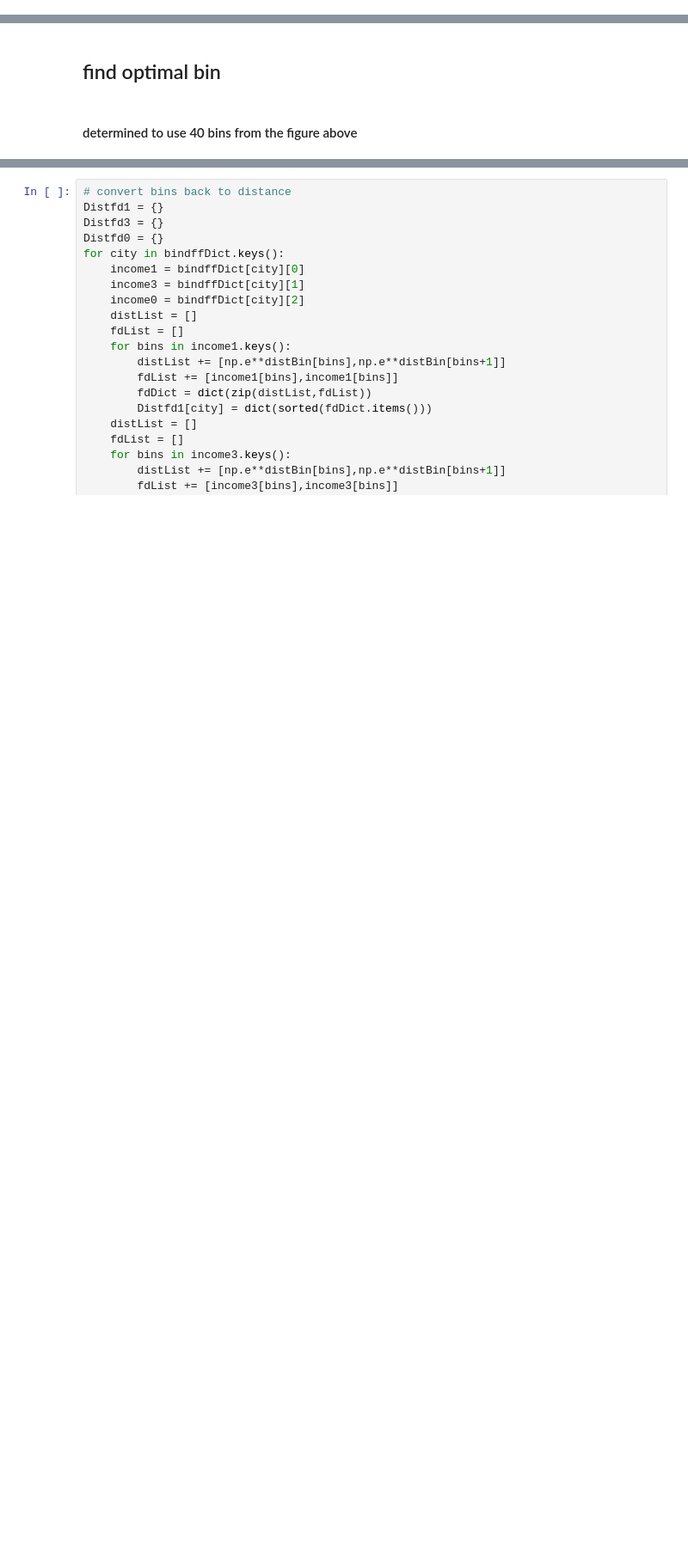
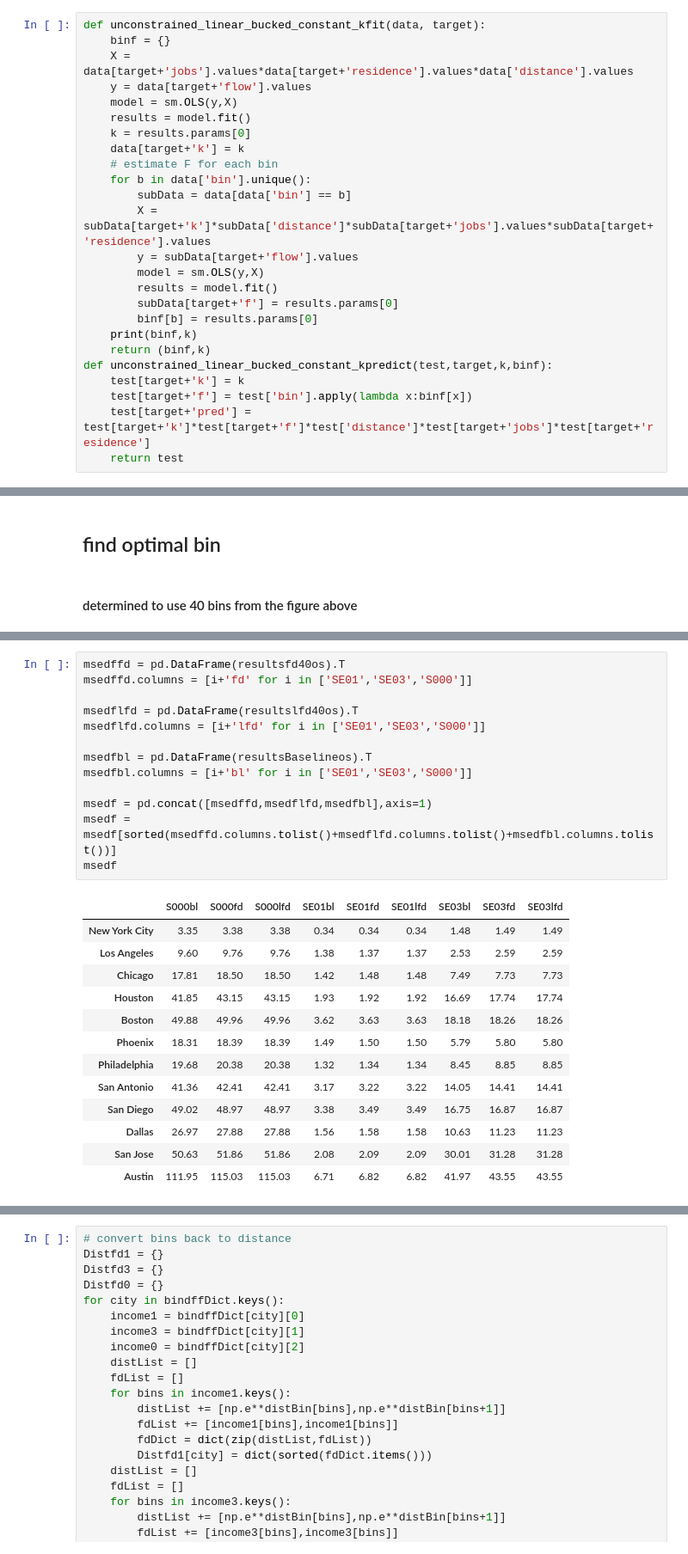
Before and after one commit to yuribogomolov/sttn, a Jupyter notebook: notebooks/f(d)_gravity_model.ipynb, the cells around one changed output, grey strips where cells are left out. Shown at 86% size. Saved outputs shown, nothing was run; the diff lists cells and outputs as text; blank space fills up the shorter version.

```diff
--- a/notebooks/f(d)_gravity_model.ipynb
+++ b/notebooks/f(d)_gravity_model.ipynb
@@ -177,3 +165,28 @@ def unconstrained_bucked_constant_kpredict(test,target,k,binf):
+# %%
+def unconstrained_linear_bucked_constant_kfit(data, target):
+    binf = {}
+    X = data[target+'jobs'].values*data[target+'residence'].values*data['distance'].values
+    y = data[target+'flow'].values
+    model = sm.OLS(y,X)
+    results = model.fit()
+    k = results.params[0]
+    data[target+'k'] = k
+    # estimate F for each bin
+    for b in data['bin'].unique():
+        subData = data[data['bin'] == b]
+        X = subData[target+'k']*subData['distance']*subData[target+'jobs'].values*subData[target+'residence'].values
+        y = subData[target+'flow'].values
+        model = sm.OLS(y,X)
+        results = model.fit()
+        subData[target+'f'] = results.params[0]
+        binf[b] = results.params[0]
+    print(binf,k)
+    return (binf,k)
+def unconstrained_linear_bucked_constant_kpredict(test,target,k,binf):
+    test[target+'k'] = k
+    test[target+'f'] = test['bin'].apply(lambda x:binf[x])
+    test[target+'pred'] = test[target+'k']*test[target+'f']*test['distance']*test[target+'jobs']*test[target+'residence']
+    return test
 # %% [markdown]
 ## Normalize bin
 # %%
@@ -234,0 +387,27 @@ def mergeBin(df,rate,number):
+# %%
+msedffd = pd.DataFrame(resultsfd40os).T
+msedffd.columns = [i+'fd' for i in ['SE01','SE03','S000']]
+
+msedflfd = pd.DataFrame(resultslfd40os).T
+msedflfd.columns = [i+'lfd' for i in ['SE01','SE03','S000']]
+
+msedfbl = pd.DataFrame(resultsBaselineos).T
+msedfbl.columns = [i+'bl' for i in ['SE01','SE03','S000']]
+
+msedf = pd.concat([msedffd,msedflfd,msedfbl],axis=1)
+msedf = msedf[sorted(msedffd.columns.tolist()+msedflfd.columns.tolist()+msedfbl.columns.tolist())]
+msedf
+# %% [output]
+|  | S000bl | S000fd | S000lfd | SE01bl | SE01fd | SE01lfd | SE03bl | SE03fd | SE03lfd |
+| New York City | 3.35 | 3.38 | 3.38 | 0.34 | 0.34 | 0.34 | 1.48 | 1.49 | 1.49 |
+| Los Angeles | 9.60 | 9.76 | 9.76 | 1.38 | 1.37 | 1.37 | 2.53 | 2.59 | 2.59 |
+| Chicago | 17.81 | 18.50 | 18.50 | 1.42 | 1.48 | 1.48 | 7.49 | 7.73 | 7.73 |
+| Houston | 41.85 | 43.15 | 43.15 | 1.93 | 1.92 | 1.92 | 16.69 | 17.74 | 17.74 |
+| Boston | 49.88 | 49.96 | 49.96 | 3.62 | 3.63 | 3.63 | 18.18 | 18.26 | 18.26 |
+| Phoenix | 18.31 | 18.39 | 18.39 | 1.49 | 1.50 | 1.50 | 5.79 | 5.80 | 5.80 |
+| Philadelphia | 19.68 | 20.38 | 20.38 | 1.32 | 1.34 | 1.34 | 8.45 | 8.85 | 8.85 |
+| San Antonio | 41.36 | 42.41 | 42.41 | 3.17 | 3.22 | 3.22 | 14.05 | 14.41 | 14.41 |
+| San Diego | 49.02 | 48.97 | 48.97 | 3.38 | 3.49 | 3.49 | 16.75 | 16.87 | 16.87 |
+| Dallas | 26.97 | 27.88 | 27.88 | 1.56 | 1.58 | 1.58 | 10.63 | 11.23 | 11.23 |
+| San Jose | 50.63 | 51.86 | 51.86 | 2.08 | 2.09 | 2.09 | 30.01 | 31.28 | 31.28 |
+| Austin | 111.95 | 115.03 | 115.03 | 6.71 | 6.82 | 6.82 | 41.97 | 43.55 | 43.55 |
```
Also changed, not shown: parts of 15 cells of this notebook, 1 other file.
